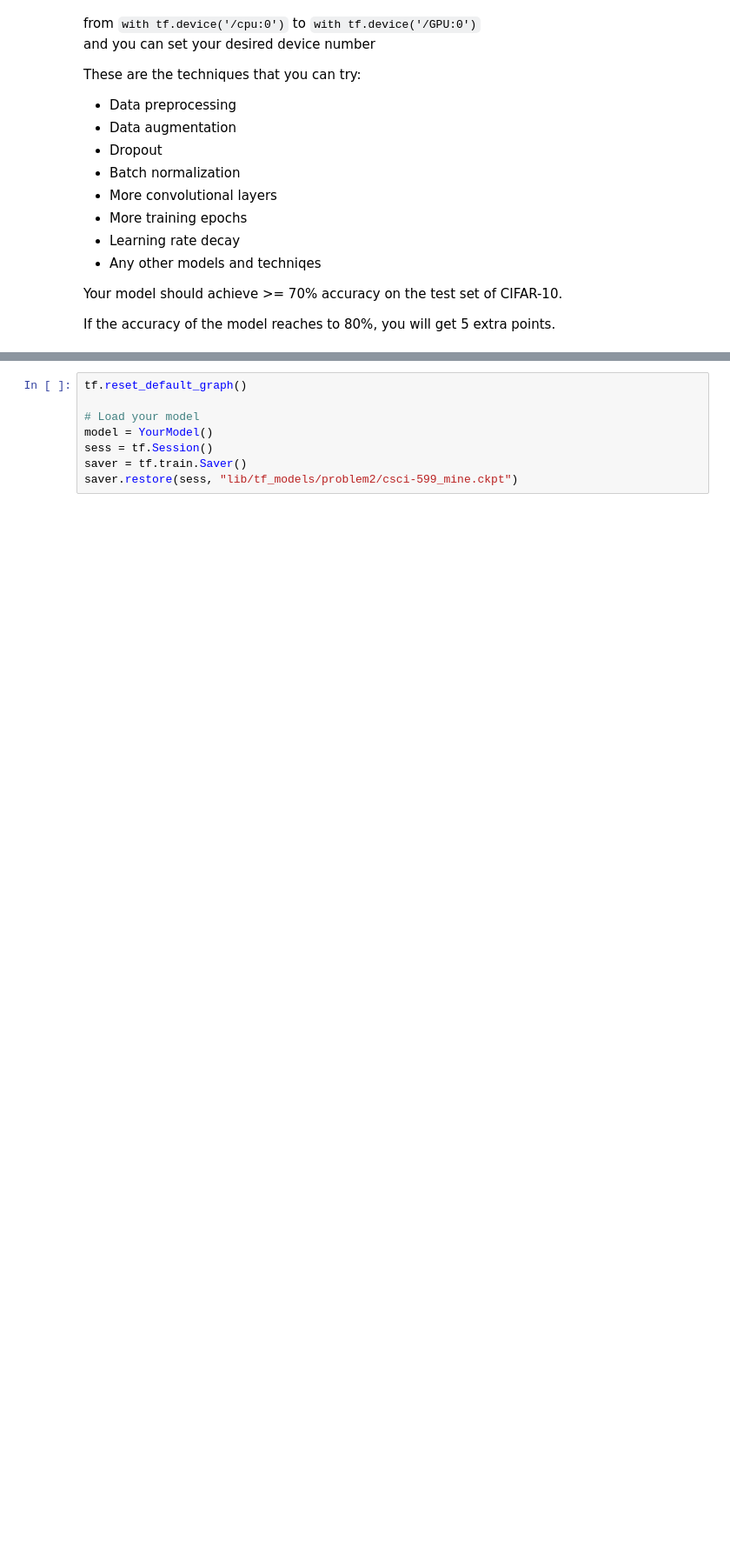
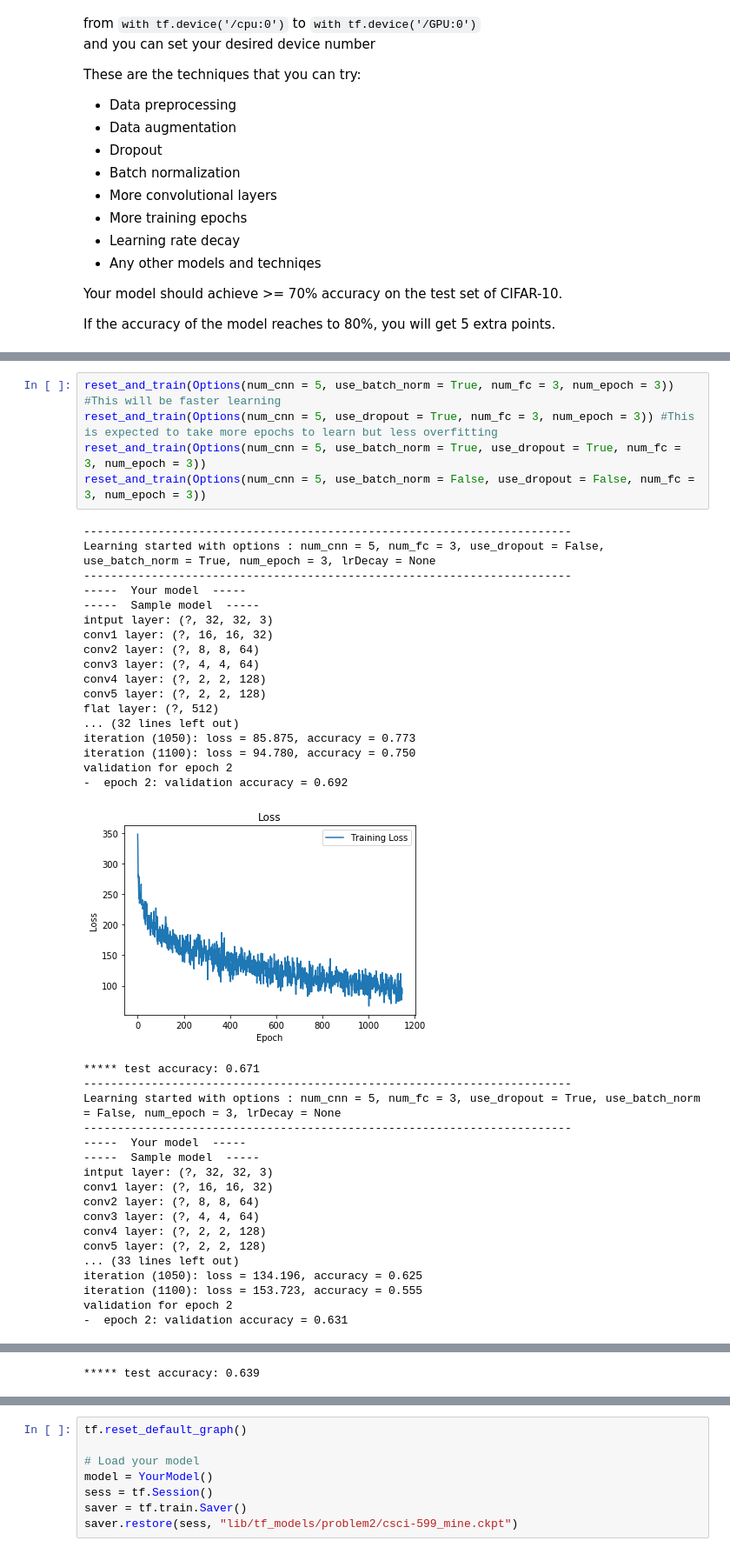
Before and after one commit to PradeepKadubandi/CSCI599-Assignment1, a Jupyter notebook: Problem_2.ipynb, the cells around one changed output, grey strips where cells are left out. Shown: that part at 87% size. Saved outputs shown, nothing was run; the diff lists cells and outputs as text; blank space fills up the shorter version.

```diff
--- a/Problem_2.ipynb
+++ b/Problem_2.ipynb
@@ -536,3 +553,44 @@ def reset_and_train(options):
             model.train(sess, X_train, Y_train, X_val, Y_val)
             accuracy = model.evaluate(sess, X_test, Y_test)
             print('***** test accuracy: %.3f' % accuracy)
+# %%
+reset_and_train(Options(num_cnn = 5, use_batch_norm = True, num_fc = 3, num_epoch = 3)) #This will be faster learning
+reset_and_train(Options(num_cnn = 5, use_dropout = True, num_fc = 3, num_epoch = 3)) #This is expected to take more epochs to learn but less overfitting
+reset_and_train(Options(num_cnn = 5, use_batch_norm = True, use_dropout = True, num_fc = 3, num_epoch = 3))
+reset_and_train(Options(num_cnn = 5, use_batch_norm = False, use_dropout = False, num_fc = 3, num_epoch = 3))
+# %% [output]
+------------------------------------------------------------------------
+Learning started with options : num_cnn = 5, num_fc = 3, use_dropout = False, use_batch_norm = True, num_epoch = 3, lrDecay = None
+------------------------------------------------------------------------
+-----  Your model  -----
+-----  Sample model  -----
+intput layer: (?, 32, 32, 3)
+conv1 layer: (?, 16, 16, 32)
+conv2 layer: (?, 8, 8, 64)
+conv3 layer: (?, 4, 4, 64)
+conv4 layer: (?, 2, 2, 128)
+conv5 layer: (?, 2, 2, 128)
+flat layer: (?, 512)
+... (32 lines left out)
+iteration (1050): loss = 85.875, accuracy = 0.773
+iteration (1100): loss = 94.780, accuracy = 0.750
+validation for epoch 2
+-  epoch 2: validation accuracy = 0.692
+[figure, added]
+***** test accuracy: 0.671
+------------------------------------------------------------------------
+Learning started with options : num_cnn = 5, num_fc = 3, use_dropout = True, use_batch_norm = False, num_epoch = 3, lrDecay = None
+------------------------------------------------------------------------
+-----  Your model  -----
+-----  Sample model  -----
+intput layer: (?, 32, 32, 3)
+conv1 layer: (?, 16, 16, 32)
+conv2 layer: (?, 8, 8, 64)
+conv3 layer: (?, 4, 4, 64)
+conv4 layer: (?, 2, 2, 128)
+conv5 layer: (?, 2, 2, 128)
+... (33 lines left out)
+iteration (1050): loss = 134.196, accuracy = 0.625
+iteration (1100): loss = 153.723, accuracy = 0.555
+validation for epoch 2
+-  epoch 2: validation accuracy = 0.631
@@ -538,0 +634 @@ def reset_and_train(options):
+***** test accuracy: 0.639
```
Also changed, not shown: parts of 11 cells of this notebook, 2 other files.
